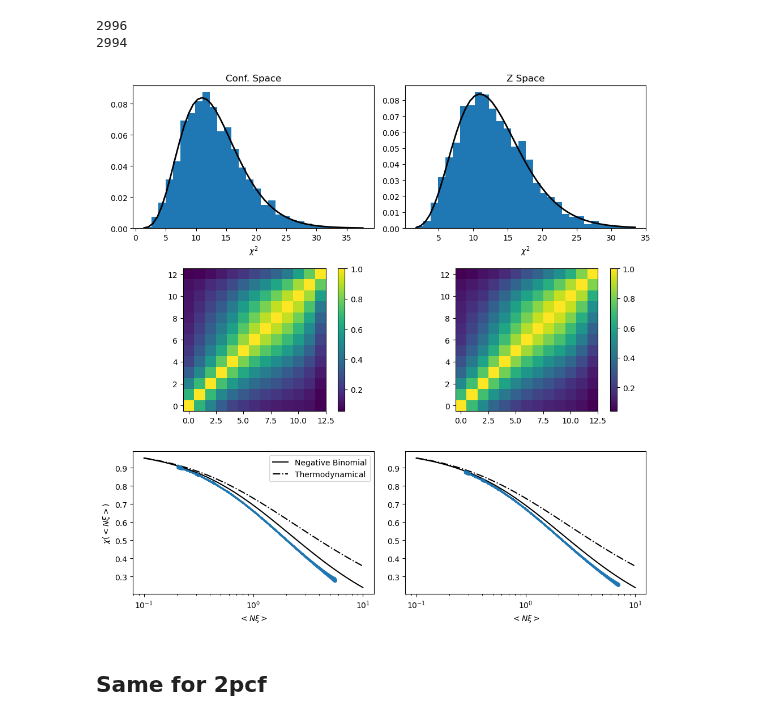
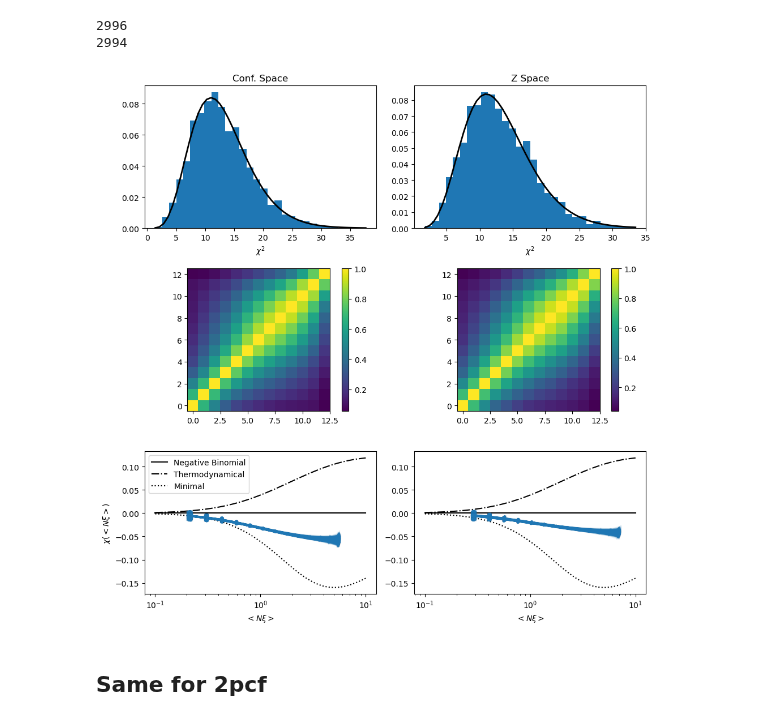
Before and after one commit to FedeDavilaKurban/VPF_Quijote, a Jupyter notebook: AssessGaussianityofLikelihood_AllPlots.ipynb, the cells around one changed output. Saved outputs shown, nothing was run; the diff lists cells and outputs as text; code cells hidden in the pictures.

Commit message:
minor changes, more plots

```diff
--- a/AssessGaussianityofLikelihood_AllPlots.ipynb
+++ b/AssessGaussianityofLikelihood_AllPlots.ipynb
@@ -37,10 +37,12 @@ def plot_cov(ax,corrm):
 def plot_rvps(ax,nxis,chis,chi_stds):
     x = np.geomspace(1E-1,1E1,50)
     c='k'
-    ax.plot(x,NB(x),label='Negative Binomial',c=c)
-    ax.plot(x,term(x),label='Thermodynamical',c=c,ls='-.')
+    ax.plot(x,NB(x)-NB(x),label='Negative Binomial',c=c)
+    ax.plot(x,term(x)-NB(x),label='Thermodynamical',c=c,ls='-.')
+    ax.plot(x,(1-np.e**(-x))/x-NB(x),label='Minimal',c=c,ls=':')
+    #ax.plot(x[:-15],1-x[:-15]/2-NB(x[:-15]),label='Gauss',c=c)
     for i in range(len(chis)):
-        ax.errorbar(nxis[i],chis[i],yerr=chi_stds[i],c='C00',alpha=.1)
+        ax.errorbar(nxis[i],chis[i]-NB(nxis[i]),yerr=chi_stds[i],c='C00',alpha=.1)
 
 def get_filename(rmin,rmax,rbin,njk,ns,cosm,space):
     filename = f'vpfdata_{rmin}-{rmax}-{rbin}-{njk}-{ns}-{cosm}-{space}-*.dat'
@@ -83,34 +85,34 @@ for space in ['rspace','zspace']:
 
     if space=='zspace':
         col=1
     else:
         col=0
     plot_chisq(axs[0,col],chisq,30,'C00',rbin)
     plot_cov(axs[1,col],corrm)
     plot_rvps(axs[2,col],nxis,chis,chi_stds)
 
     axs[2,col].set_xscale('log')
 
 axs[0,0].set_title('Conf. Space')
 axs[0,1].set_title('Z Space')
 #axs[0,1].sharey(axs[0,0])
 #axs[0,1].set_yticklabels([])
 axs[0,0].set_xlabel(r'$\chi^2$')
 axs[0,1].set_xlabel(r'$\chi^2$')
 axs[2,0].set_ylabel(r'$\chi (<N\xi>) $')
 axs[2,0].set_xlabel(r'$<N\xi>$')
 axs[2,1].set_xlabel(r'$<N\xi>$')
 #axs[2,1].sharey(axs[2,0])
 #axs[2,1].set_yticklabels([])
 axs[2,0].legend()
 
 plt.tight_layout()
 #plt.savefig('../plots/likelihood.png')
 plt.show()
 # %% [output]
 2996
 2994
-[figure, old version]
+[figure, new version]
 # %% [markdown]
 ## Same for 2pcf
 # %%
```
Also changed, not shown: parts of 1 cell of this notebook, 1 other file.
